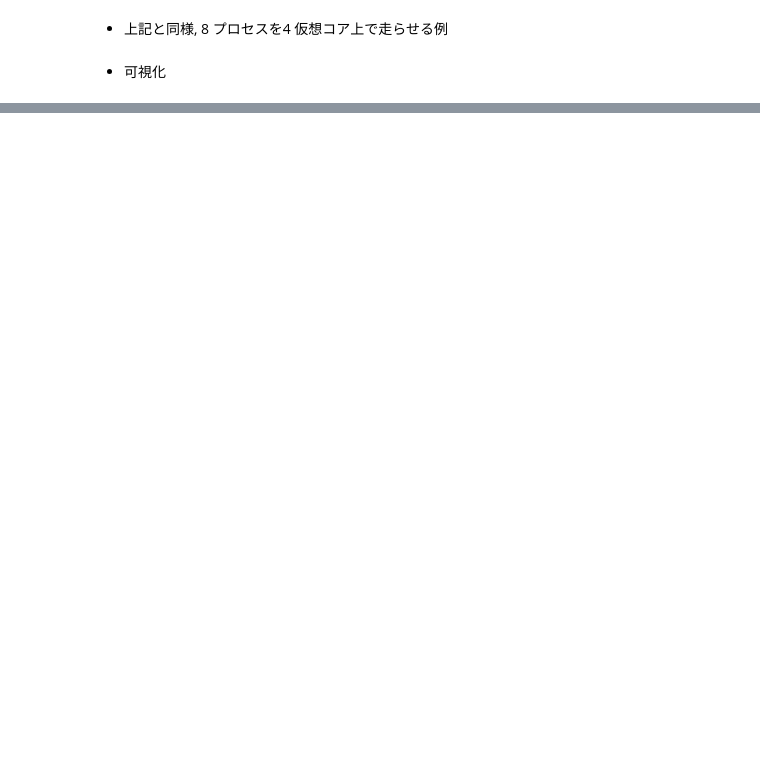
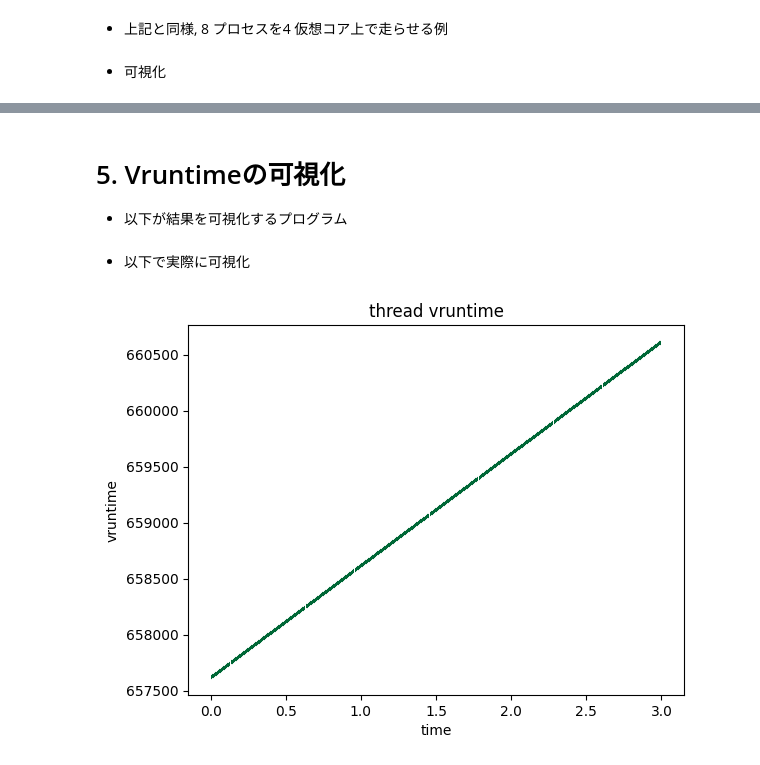
Before and after one commit to taura/operating-systems, a Jupyter notebook: jupyter/notebooks/source/os04_sched/os04_sched.sos.ipynb, the cells around one changed output, grey strips where cells are left out. Saved outputs shown, nothing was run; the diff lists cells and outputs as text; code cells hidden in the pictures; blank space fills up the shorter version.

```diff
--- a/jupyter/notebooks/source/os04_sched/os04_sched.sos.ipynb
+++ b/jupyter/notebooks/source/os04_sched/os04_sched.sos.ipynb
@@ -304,0 +449,4 @@ sched_vis(["sched.{}".format(i) for i in range(8)])
+# %% [markdown]
+
+# 5. Vruntimeの可視化
+* 以下が結果を可視化するプログラム
@@ -304,0 +520,7 @@ sched_vis(["sched.{}".format(i) for i in range(8)])
+# %% [markdown]
+
+* 以下で実際に可視化
+# %%
+vruntime_vis(["vr.0"])
+# %% [output]
+[figure, added]
```
Also changed, not shown: parts of 37 cells of this notebook, 12 other files.
